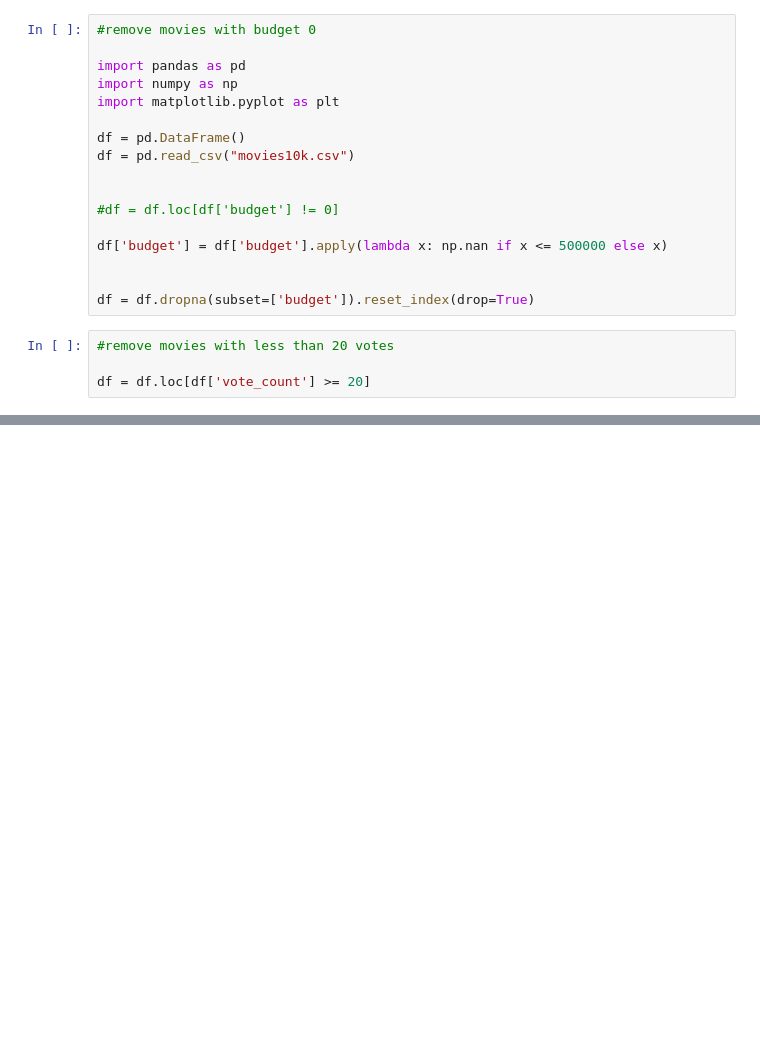
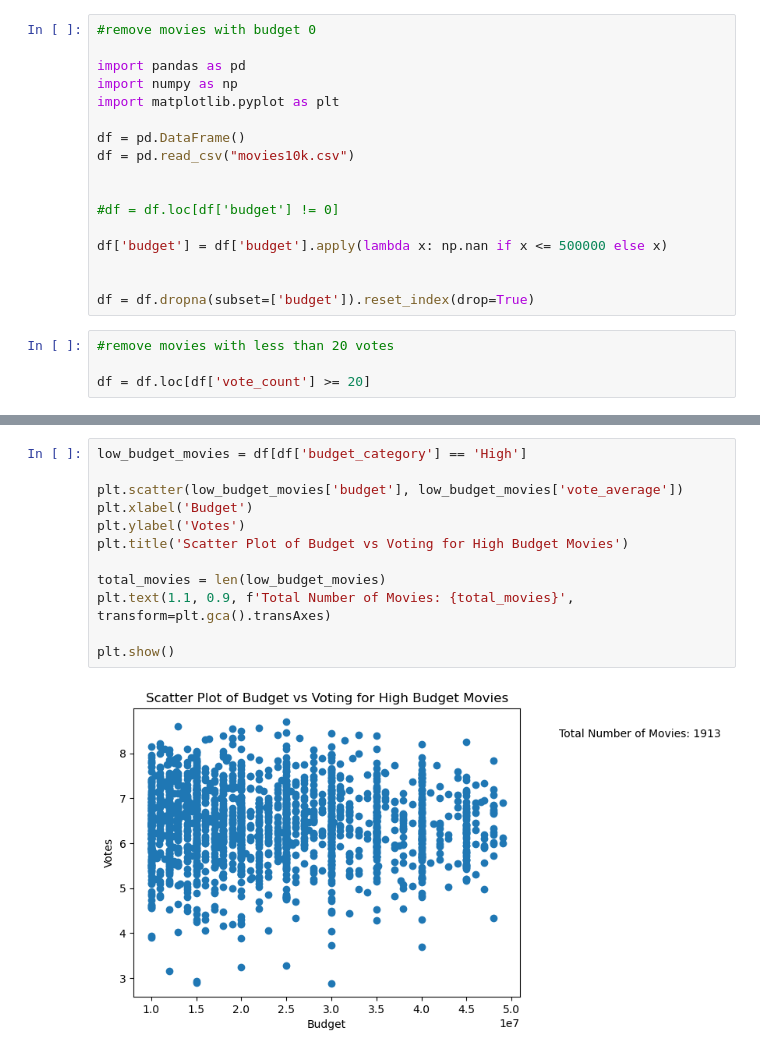
Before and after one commit to quityQ/SciProg2023, a Jupyter notebook: test2.ipynb, the cells around one changed output, grey strips where cells are left out. Cells and saved outputs as stored; diff of their text form; blank space fills up the shorter version.

```diff
--- a/test2.ipynb
+++ b/test2.ipynb
@@ -35,0 +57,14 @@ Text(0.5, 1.0, 'Budget vs Ratings')
+# %%
+low_budget_movies = df[df['budget_category'] == 'High']
+
+plt.scatter(low_budget_movies['budget'], low_budget_movies['vote_average'])
+plt.xlabel('Budget')
+plt.ylabel('Votes')
+plt.title('Scatter Plot of Budget vs Voting for High Budget Movies')
+
+total_movies = len(low_budget_movies)
+plt.text(1.1, 0.9, f'Total Number of Movies: {total_movies}', transform=plt.gca().transAxes)
+
+plt.show()
+# %% [output]
+[figure, added]
```
Also changed, not shown: parts of 7 cells of this notebook.
